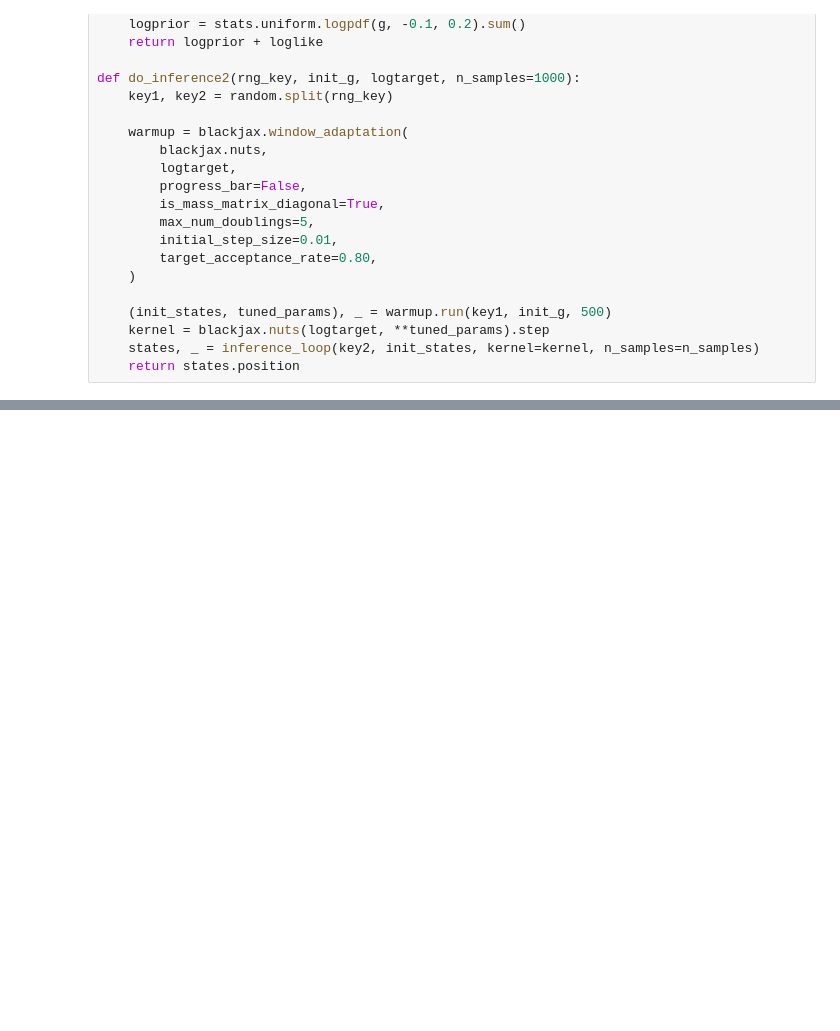
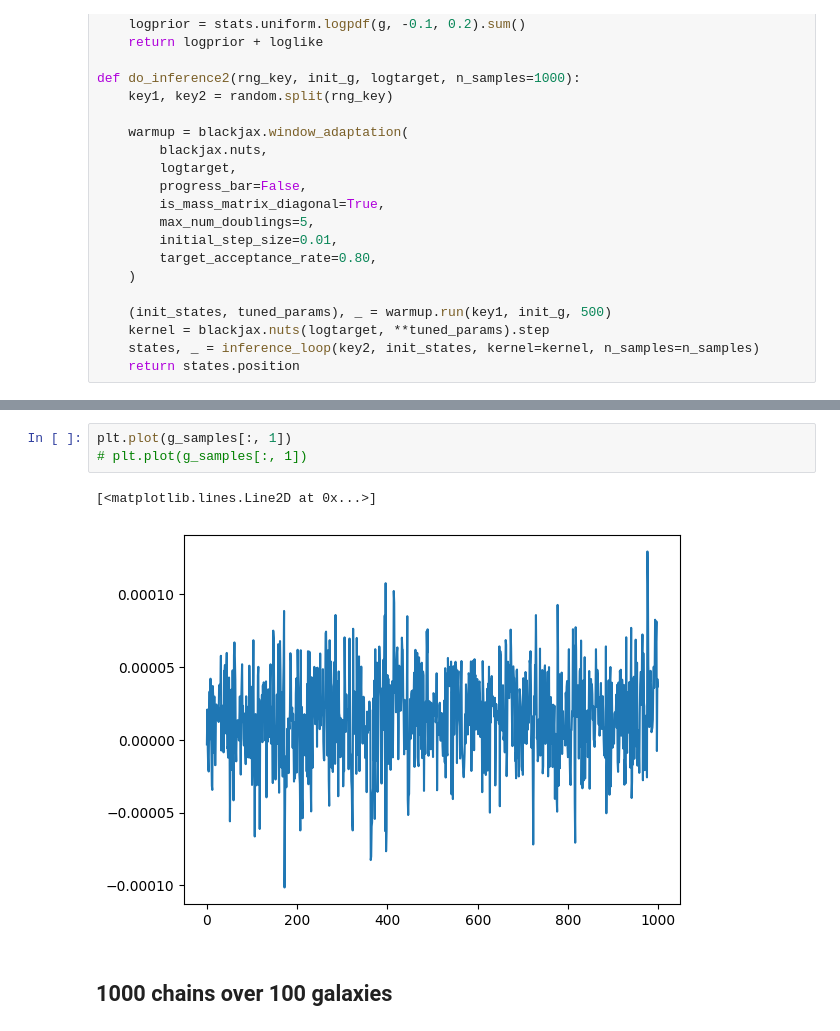
Before and after one commit to LSSTDESC/BPD, a Jupyter notebook: notebooks/is-shear-convergence.ipynb, the cells around one changed output, grey strips where cells are left out. Cells and saved outputs as stored; diff of their text form; blank space fills up the shorter version.

```diff
--- a/notebooks/is-shear-draft2.ipynb
+++ b/notebooks/is-shear-convergence.ipynb
@@ -599,0 +609,8 @@ plt.plot(g_samples[:, 0])
+# %%
+plt.plot(g_samples[:, 1])
+# plt.plot(g_samples[:, 1])
+# %% [output]
+[<matplotlib.lines.Line2D at 0x...>]
+[figure, added]
+# %% [markdown]
+## 1000 chains over 100 galaxies
```
Also changed, not shown: parts of 27 cells of this notebook.
